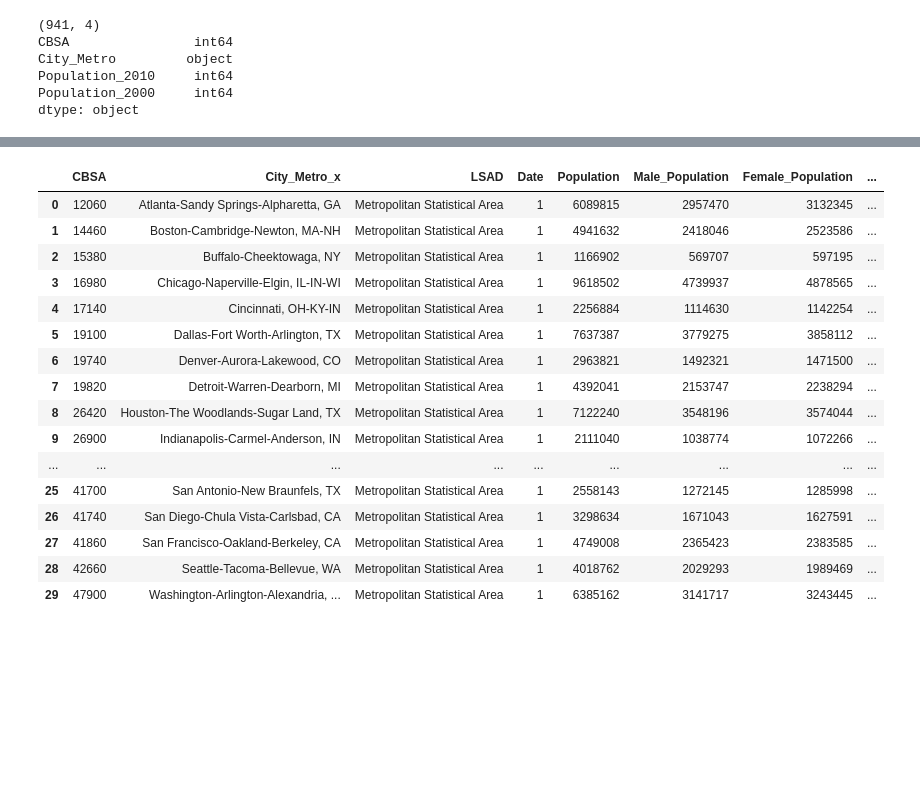
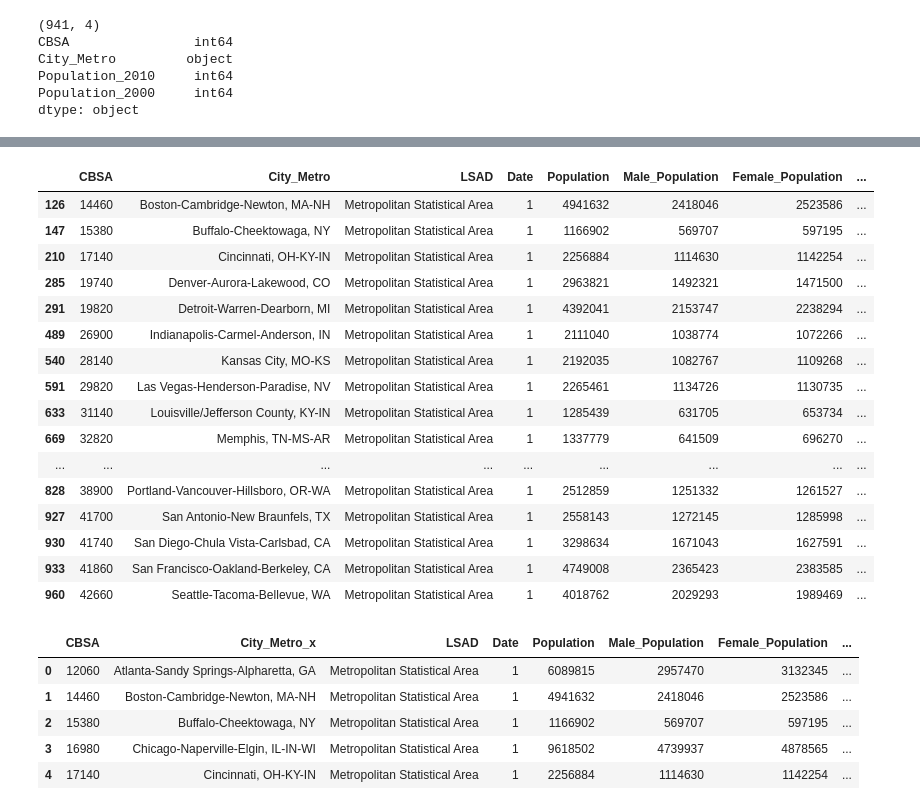
Before and after one commit to BerisDizdar/US_Population_And_GDP, a Jupyter notebook: Metro_Pop.ipynb, the cells around one changed output, grey strips where cells are left out. Drawn from its saved outputs; the diff is of its cells as text; code cells hidden in the pictures; blank space fills up the shorter version.

Commit message:
Query Data

```diff
--- a/Metro_Pop.ipynb
+++ b/Metro_Pop.ipynb
@@ -251 +264,22 @@ DF2_Metro_Pop2000
+# %%
+PopUnder_5Mil = DF1_MetPop2020[DF1_MetPop2020['Population'] <= 5000000]
+PopUnder_5Mil
+# %% [output]
+|  | CBSA | City_Metro | LSAD | Date | Population | Male_Population | Female_Population | ... |
+| 126 | 14460 | Boston-Cambridge-Newton, MA-NH | Metropolitan Statistical Area | 1 | 4941632 | 2418046 | 2523586 | ... |
+| 147 | 15380 | Buffalo-Cheektowaga, NY | Metropolitan Statistical Area | 1 | 1166902 | 569707 | 597195 | ... |
+| 210 | 17140 | Cincinnati, OH-KY-IN | Metropolitan Statistical Area | 1 | 2256884 | 1114630 | 1142254 | ... |
+| 285 | 19740 | Denver-Aurora-Lakewood, CO | Metropolitan Statistical Area | 1 | 2963821 | 1492321 | 1471500 | ... |
+| 291 | 19820 | Detroit-Warren-Dearborn, MI | Metropolitan Statistical Area | 1 | 4392041 | 2153747 | 2238294 | ... |
+| 489 | 26900 | Indianapolis-Carmel-Anderson, IN | Metropolitan Statistical Area | 1 | 2111040 | 1038774 | 1072266 | ... |
+| 540 | 28140 | Kansas City, MO-KS | Metropolitan Statistical Area | 1 | 2192035 | 1082767 | 1109268 | ... |
+| 591 | 29820 | Las Vegas-Henderson-Paradise, NV | Metropolitan Statistical Area | 1 | 2265461 | 1134726 | 1130735 | ... |
+| 633 | 31140 | Louisville/Jefferson County, KY-IN | Metropolitan Statistical Area | 1 | 1285439 | 631705 | 653734 | ... |
+| 669 | 32820 | Memphis, TN-MS-AR | Metropolitan Statistical Area | 1 | 1337779 | 641509 | 696270 | ... |
+| ... | ... | ... | ... | ... | ... | ... | ... | ... |
+| 828 | 38900 | Portland-Vancouver-Hillsboro, OR-WA | Metropolitan Statistical Area | 1 | 2512859 | 1251332 | 1261527 | ... |
+| 927 | 41700 | San Antonio-New Braunfels, TX | Metropolitan Statistical Area | 1 | 2558143 | 1272145 | 1285998 | ... |
+| 930 | 41740 | San Diego-Chula Vista-Carlsbad, CA | Metropolitan Statistical Area | 1 | 3298634 | 1671043 | 1627591 | ... |
+| 933 | 41860 | San Francisco-Oakland-Berkeley, CA | Metropolitan Statistical Area | 1 | 4749008 | 2365423 | 2383585 | ... |
+| 960 | 42660 | Seattle-Tacoma-Bellevue, WA | Metropolitan Statistical Area | 1 | 4018762 | 2029293 | 1989469 | ... |
 # %%
@@ -252,21 +287,10 @@ DF2_Metro_Pop2000
 Merged_Data = pd.merge(DF1_MetPop2020, DF2_Metro_Pop2000, on=['CBSA'], how='outer')
 # %%
-Merged_Data
+Merged_Data.head()
 # %% [output]
 |  | CBSA | City_Metro_x | LSAD | Date | Population | Male_Population | Female_Population | ... |
 | 0 | 12060 | Atlanta-Sandy Springs-Alpharetta, GA | Metropolitan Statistical Area | 1 | 6089815 | 2957470 | 3132345 | ... |
 | 1 | 14460 | Boston-Cambridge-Newton, MA-NH | Metropolitan Statistical Area | 1 | 4941632 | 2418046 | 2523586 | ... |
 | 2 | 15380 | Buffalo-Cheektowaga, NY | Metropolitan Statistical Area | 1 | 1166902 | 569707 | 597195 | ... |
 | 3 | 16980 | Chicago-Naperville-Elgin, IL-IN-WI | Metropolitan Statistical Area | 1 | 9618502 | 4739937 | 4878565 | ... |
 | 4 | 17140 | Cincinnati, OH-KY-IN | Metropolitan Statistical Area | 1 | 2256884 | 1114630 | 1142254 | ... |
-| 5 | 19100 | Dallas-Fort Worth-Arlington, TX | Metropolitan Statistical Area | 1 | 7637387 | 3779275 | 3858112 | ... |
-| 6 | 19740 | Denver-Aurora-Lakewood, CO | Metropolitan Statistical Area | 1 | 2963821 | 1492321 | 1471500 | ... |
-| 7 | 19820 | Detroit-Warren-Dearborn, MI | Metropolitan Statistical Area | 1 | 4392041 | 2153747 | 2238294 | ... |
-| 8 | 26420 | Houston-The Woodlands-Sugar Land, TX | Metropolitan Statistical Area | 1 | 7122240 | 3548196 | 3574044 | ... |
-| 9 | 26900 | Indianapolis-Carmel-Anderson, IN | Metropolitan Statistical Area | 1 | 2111040 | 1038774 | 1072266 | ... |
-| ... | ... | ... | ... | ... | ... | ... | ... | ... |
-| 25 | 41700 | San Antonio-New Braunfels, TX | Metropolitan Statistical Area | 1 | 2558143 | 1272145 | 1285998 | ... |
-| 26 | 41740 | San Diego-Chula Vista-Carlsbad, CA | Metropolitan Statistical Area | 1 | 3298634 | 1671043 | 1627591 | ... |
-| 27 | 41860 | San Francisco-Oakland-Berkeley, CA | Metropolitan Statistical Area | 1 | 4749008 | 2365423 | 2383585 | ... |
-| 28 | 42660 | Seattle-Tacoma-Bellevue, WA | Metropolitan Statistical Area | 1 | 4018762 | 2029293 | 1989469 | ... |
-| 29 | 47900 | Washington-Arlington-Alexandria, ... | Metropolitan Statistical Area | 1 | 6385162 | 3141717 | 3243445 | ... |
```
Also changed, not shown: parts of 24 cells of this notebook.
